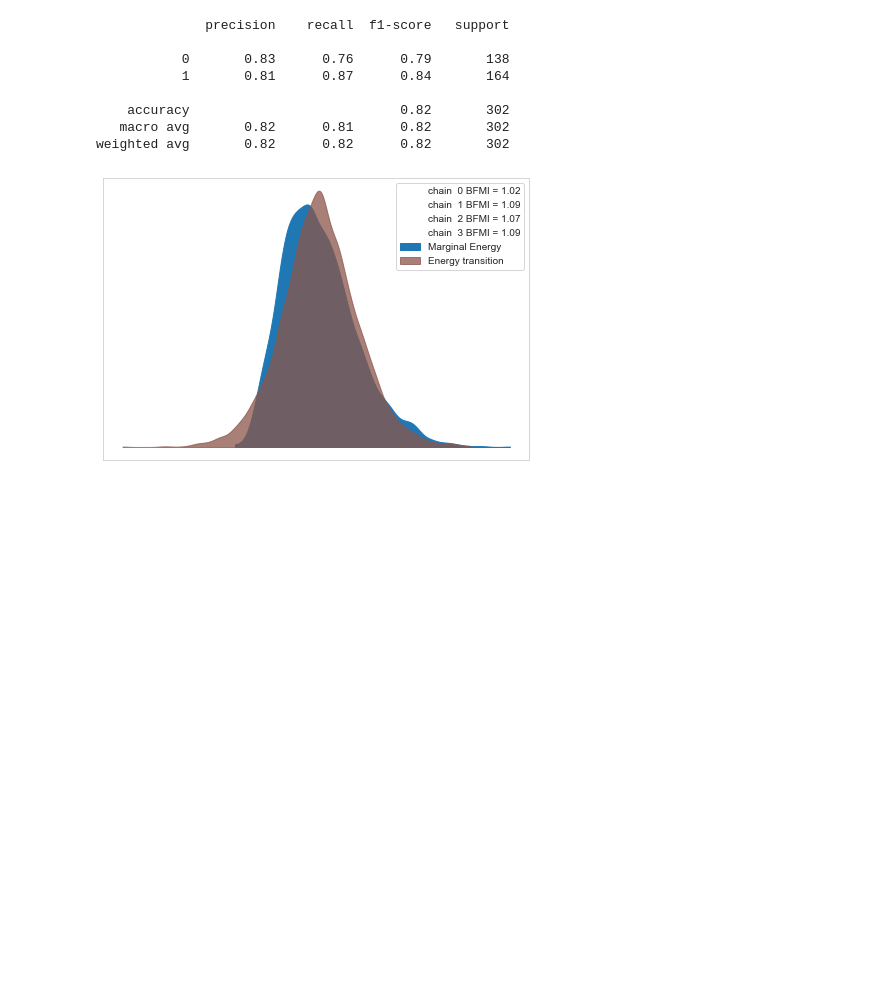
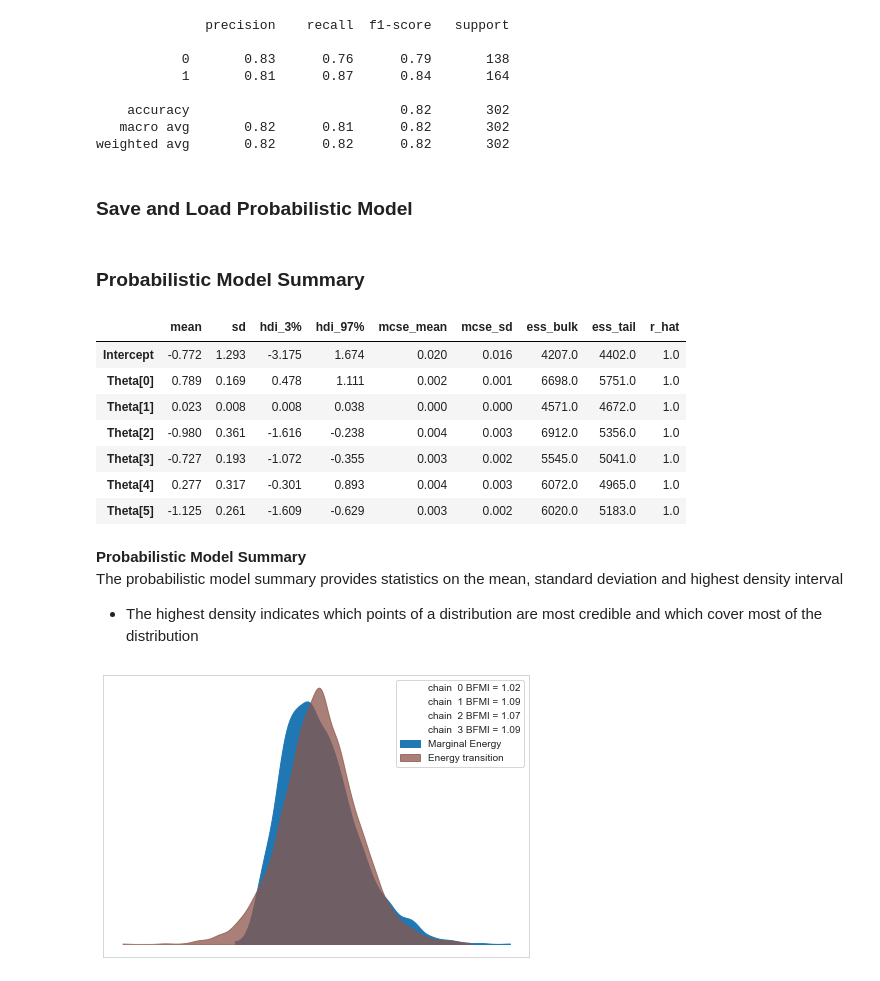
Before and after one commit to iammelvink/Heart-Disease-Project-AML, a Jupyter notebook: Heart_Disease_Project_Notebook.ipynb, the cells around one changed output. Saved outputs shown, nothing was run; the diff lists cells and outputs as text; code cells hidden in the pictures; blank space fills up the shorter version.

```diff
--- a/Heart_Disease_Project_Notebook.ipynb
+++ b/Heart_Disease_Project_Notebook.ipynb
@@ -995,3 +1032,6 @@ array([0.59851025])
 np.array([1 if la_model.predict([[3,150,0,2.3,0,1]])>0.5 else 0])
 # %% [output]
 array([1])
+# %%
+# load the model from disk
+loaded_LAmodel = pickle.load(open(filename3, 'rb'))
@@ -1123,6 +1173,35 @@ print(classification_report(y, y_pred))
     accuracy                           0.82       302
    macro avg       0.82      0.81      0.82       302
 weighted avg       0.82      0.82      0.82       302
+# %% [markdown]
+### Save and Load Probabilistic Model
+# %%
+# save model to disk
+with open('heart_disease_model1.pkl', 'wb') as buff:
+    pickle.dump({'model': heart_disease_model, 'trace': trace_m1}, buff)
+# %%
+# load the model from disk
+with open('heart_disease_model1.pkl', 'rb') as buff:
+    PMLmodel_data = pickle.load(buff)
+
+PML_loadModel1, PML1_trace = PMLmodel_data['model'], PMLmodel_data['trace']
+# %% [markdown]
+### Probabilistic Model Summary
+# %%
+az.summary(PML1_trace, var_names=['Intercept', 'Theta'])
+# %% [output]
+|  | mean | sd | hdi_3% | hdi_97% | mcse_mean | mcse_sd | ess_bulk | ess_tail | r_hat |
+| Intercept | -0.772 | 1.293 | -3.175 | 1.674 | 0.020 | 0.016 | 4207.0 | 4402.0 | 1.0 |
+| Theta[0] | 0.789 | 0.169 | 0.478 | 1.111 | 0.002 | 0.001 | 6698.0 | 5751.0 | 1.0 |
+| Theta[1] | 0.023 | 0.008 | 0.008 | 0.038 | 0.000 | 0.000 | 4571.0 | 4672.0 | 1.0 |
+| Theta[2] | -0.980 | 0.361 | -1.616 | -0.238 | 0.004 | 0.003 | 6912.0 | 5356.0 | 1.0 |
+| Theta[3] | -0.727 | 0.193 | -1.072 | -0.355 | 0.003 | 0.002 | 5545.0 | 5041.0 | 1.0 |
+| Theta[4] | 0.277 | 0.317 | -0.301 | 0.893 | 0.004 | 0.003 | 6072.0 | 4965.0 | 1.0 |
+| Theta[5] | -1.125 | 0.261 | -1.609 | -0.629 | 0.003 | 0.002 | 6020.0 | 5183.0 | 1.0 |
+# %% [markdown]
+**Probabilistic Model Summary** <br>
+The probabilistic model summary provides statistics on the mean, standard deviation and highest density interval <br>
+- The highest density indicates which points of a distribution are most credible and which cover most of the distribution
 # %%
 pm.energyplot(trace);
 # %% [output]
```
Also changed, not shown: parts of 30 cells of this notebook, 4 other files.
